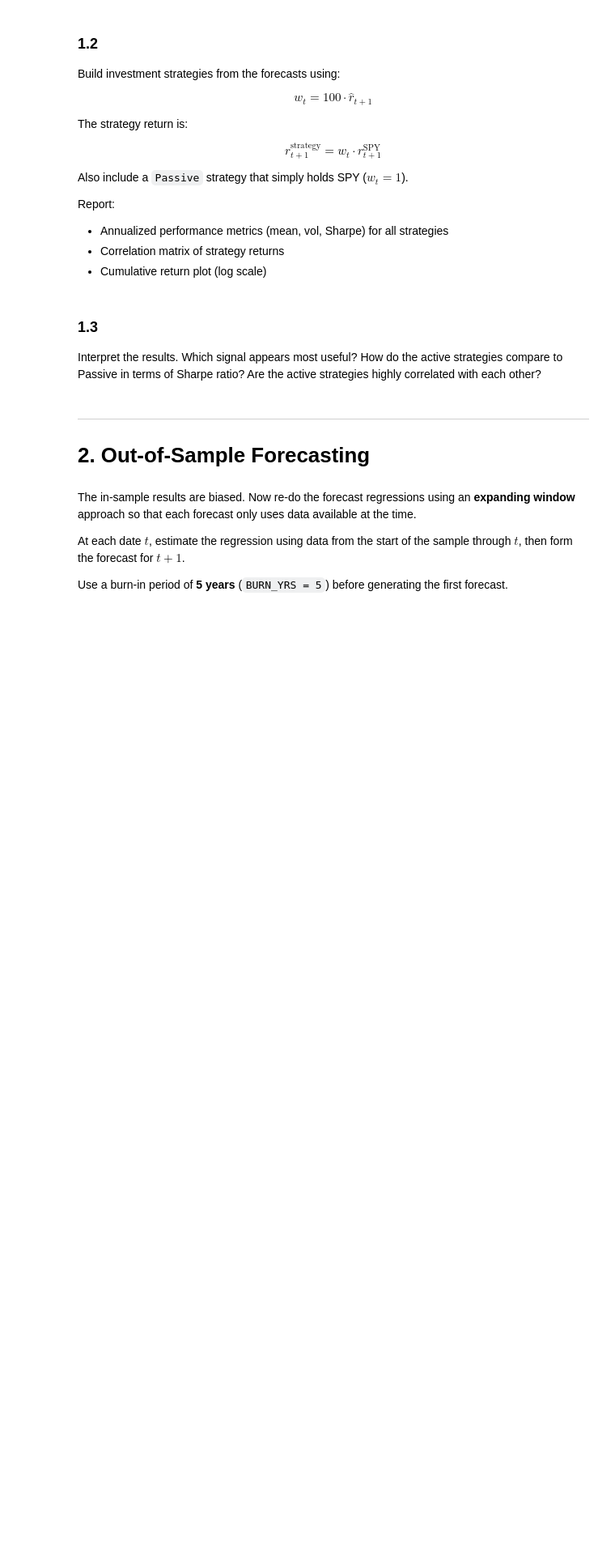
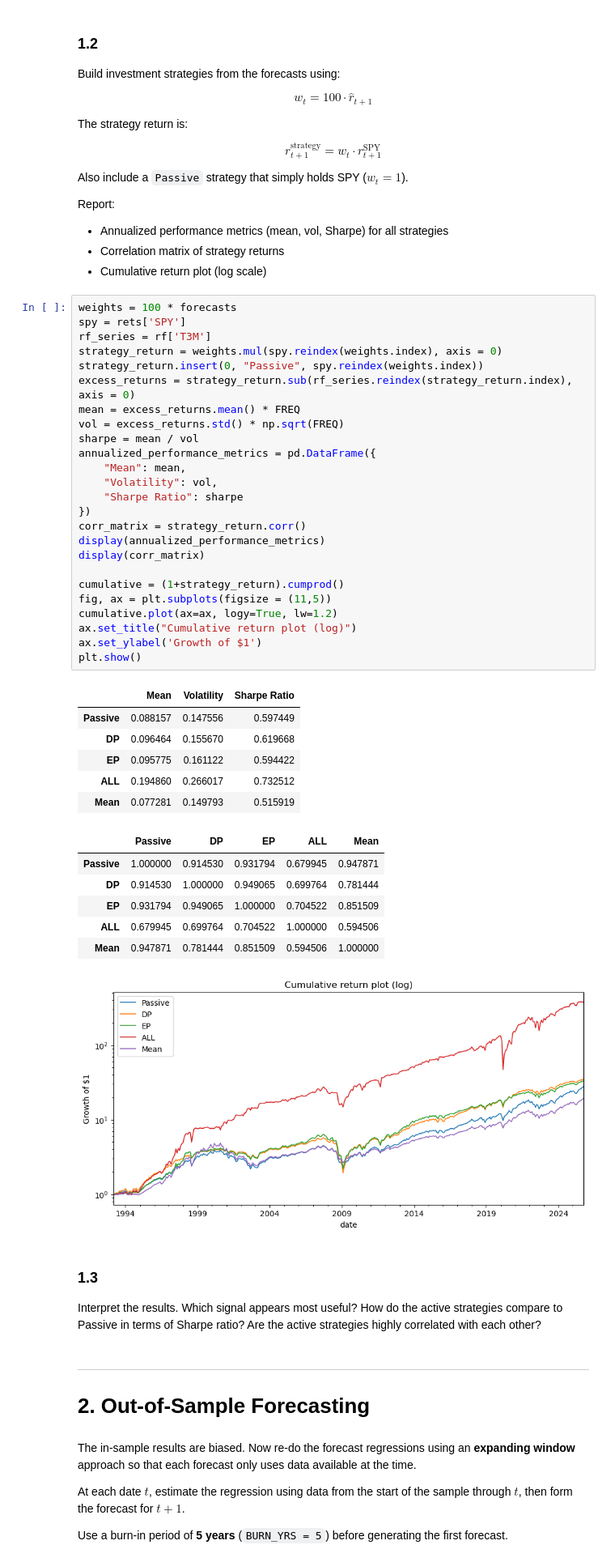
Before and after one commit to hannahkong1/portfolio_groupc, a Jupyter notebook: Forecasting_20SPY.ipynb, the cells around one changed output. Shown at 81% size. Cells and saved outputs as stored; diff of their text form; blank space fills up the shorter version.

```diff
--- a/Forecasting_20SPY.ipynb
+++ b/Forecasting_20SPY.ipynb
@@ -115,6 +115,45 @@ Report:
 * Annualized performance metrics (mean, vol, Sharpe) for all strategies
 * Correlation matrix of strategy returns
 * Cumulative return plot (log scale)
+# %%
+weights = 100 * forecasts
+spy = rets['SPY']
+rf_series = rf['T3M']
+strategy_return = weights.mul(spy.reindex(weights.index), axis = 0)
+strategy_return.insert(0, "Passive", spy.reindex(weights.index))
+excess_returns = strategy_return.sub(rf_series.reindex(strategy_return.index), axis = 0)
+mean = excess_returns.mean() * FREQ
+vol = excess_returns.std() * np.sqrt(FREQ)
+sharpe = mean / vol
+annualized_performance_metrics = pd.DataFrame({
+    "Mean": mean,
+    "Volatility": vol,
+    "Sharpe Ratio": sharpe
+})
+corr_matrix = strategy_return.corr()
+display(annualized_performance_metrics)
+display(corr_matrix)
+
+cumulative = (1+strategy_return).cumprod()
+fig, ax = plt.subplots(figsize = (11,5))
+cumulative.plot(ax=ax, logy=True, lw=1.2)
+ax.set_title("Cumulative return plot (log)")
+ax.set_ylabel('Growth of $1')
+plt.show()
+# %% [output]
+|  | Mean | Volatility | Sharpe Ratio |
+| Passive | 0.088157 | 0.147556 | 0.597449 |
+| DP | 0.096464 | 0.155670 | 0.619668 |
+| EP | 0.095775 | 0.161122 | 0.594422 |
+| ALL | 0.194860 | 0.266017 | 0.732512 |
+| Mean | 0.077281 | 0.149793 | 0.515919 |
+|  | Passive | DP | EP | ALL | Mean |
+| Passive | 1.000000 | 0.914530 | 0.931794 | 0.679945 | 0.947871 |
+| DP | 0.914530 | 1.000000 | 0.949065 | 0.699764 | 0.781444 |
+| EP | 0.931794 | 0.949065 | 1.000000 | 0.704522 | 0.851509 |
+| ALL | 0.679945 | 0.699764 | 0.704522 | 1.000000 | 0.594506 |
+| Mean | 0.947871 | 0.781444 | 0.851509 | 0.594506 | 1.000000 |
+[figure, added]
 # %% [markdown]
 ### 1.3
 
```
Also changed, not shown: parts of 1 cell of this notebook.
